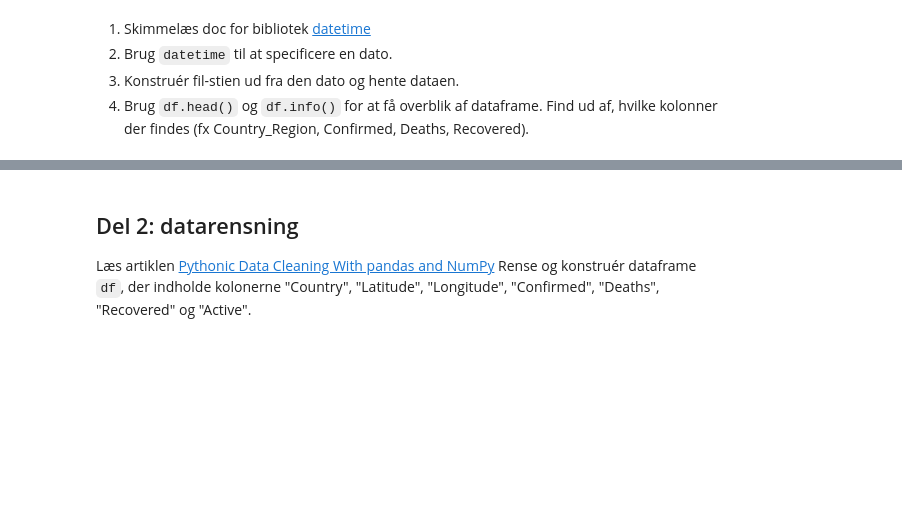
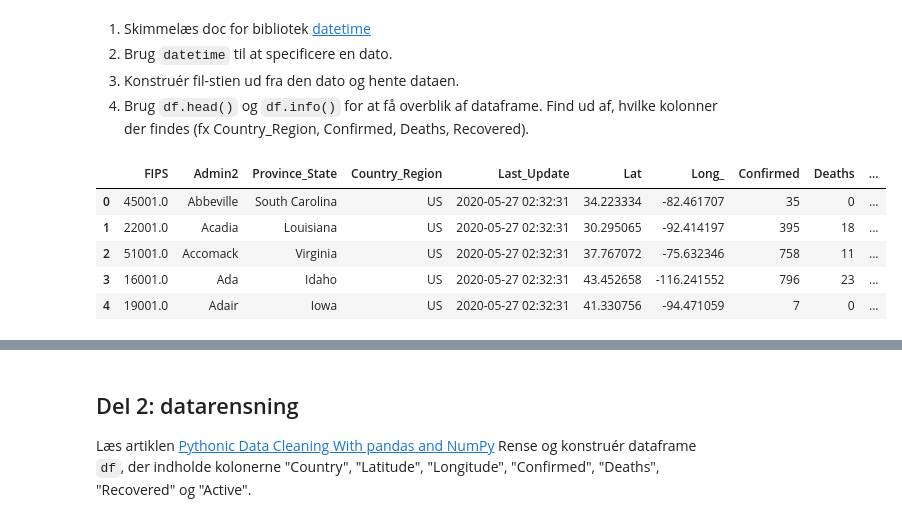
Before and after one commit to Vibenshus-Gymnasium-Pro/covid-19-data-NEXT15930, a Jupyter notebook: covid19data.ipynb, the cells around one changed output, grey strips where cells are left out. Cells and saved outputs as stored; diff of their text form; code cells hidden in the pictures; blank space fills up the shorter version.

```diff
--- a/covid19data.ipynb
+++ b/covid19data.ipynb
@@ -17,3 +17,12 @@ df = pd.read_csv(path)
 2. Brug `datetime` til at specificere en dato.
 3. Konstruér fil-stien ud fra den dato og hente dataen.
 4. Brug `df.head()` og `df.info()` for at få overblik af dataframe. Find ud af, hvilke kolonner der findes (fx Country_Region, Confirmed, Deaths, Recovered).
+# %%
+df.head()
+# %% [output]
+|  | FIPS | Admin2 | Province_State | Country_Region | Last_Update | Lat | Long_ | Confirmed | Deaths | ... |
+| 0 | 45001.0 | Abbeville | South Carolina | US | 2020-05-27 02:32:31 | 34.223334 | -82.461707 | 35 | 0 | ... |
+| 1 | 22001.0 | Acadia | Louisiana | US | 2020-05-27 02:32:31 | 30.295065 | -92.414197 | 395 | 18 | ... |
+| 2 | 51001.0 | Accomack | Virginia | US | 2020-05-27 02:32:31 | 37.767072 | -75.632346 | 758 | 11 | ... |
+| 3 | 16001.0 | Ada | Idaho | US | 2020-05-27 02:32:31 | 43.452658 | -116.241552 | 796 | 23 | ... |
+| 4 | 19001.0 | Adair | Iowa | US | 2020-05-27 02:32:31 | 41.330756 | -94.471059 | 7 | 0 | ... |
```
Also changed, not shown: parts of 10 cells of this notebook.
